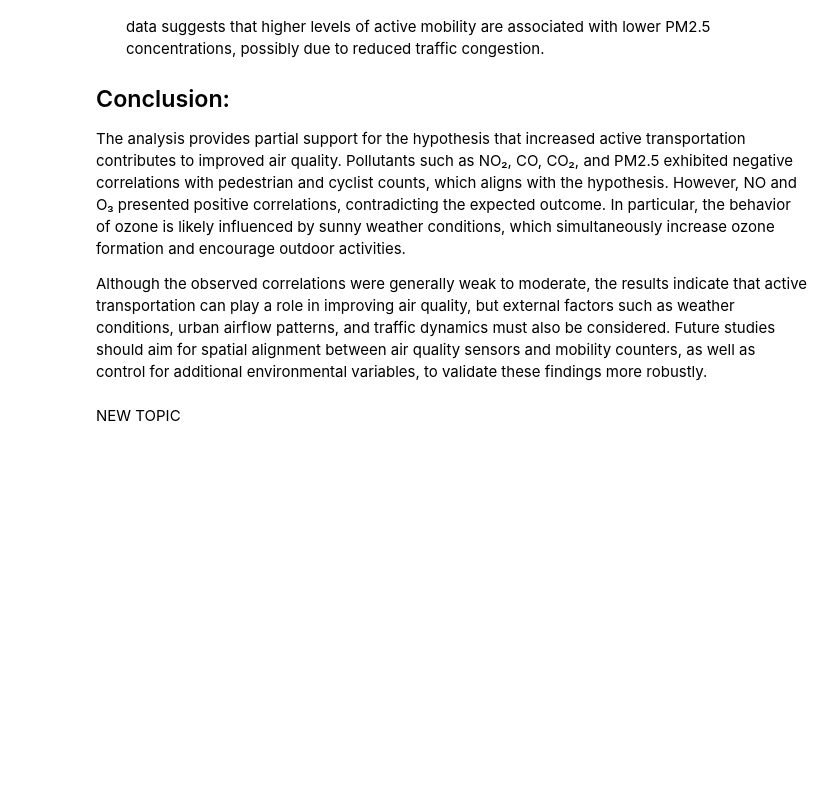
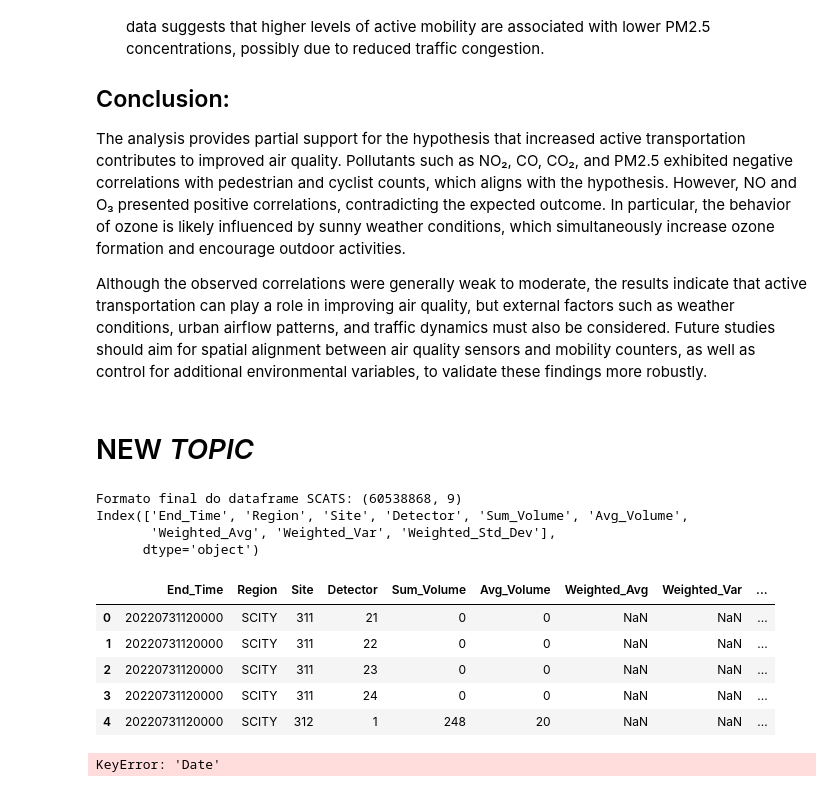
Before and after one commit to GiselleMelo/Ubiquity, a Jupyter notebook: projeto.ipynb, the cells around one changed output. Drawn from its saved outputs; the diff is of its cells as text; code cells hidden in the pictures; blank space fills up the shorter version.

```diff
--- a/projeto.ipynb
+++ b/projeto.ipynb
@@ -700,5 +700,45 @@ This hypothesis was tested by analyzing the daily correlation between pedestrian
 The analysis provides partial support for the hypothesis that increased active transportation contributes to improved air quality. Pollutants such as NO₂, CO, CO₂, and PM2.5 exhibited negative correlations with pedestrian and cyclist counts, which aligns with the hypothesis. However, NO and O₃ presented positive correlations, contradicting the expected outcome. In particular, the behavior of ozone is likely influenced by sunny weather conditions, which simultaneously increase ozone formation and encourage outdoor activities.
 
 Although the observed correlations were generally weak to moderate, the results indicate that active transportation can play a role in improving air quality, but external factors such as weather conditions, urban airflow patterns, and traffic dynamics must also be considered. Future studies should aim for spatial alignment between air quality sensors and mobility counters, as well as control for additional environmental variables, to validate these findings more robustly.
-# %% [markdown]
-NEW TOPIC
+# %% [markdown]
+# NEW *TOPIC*
+# %%
+import pandas as pd
+import os
+
+# Lista com os nomes dos arquivos SCATS
+scats_files = [
+    'SCATSJuly2022.csv',
+    'SCATSAugust2022.csv',
+    'SCATSSeptember2022.csv',
+    'SCATSOctober2022.csv',
+    'SCATSNovember2022.csv',
+    'SCATSDecember2022.csv'
+]
+
+# Lista para armazenar os dataframes
+dfs = []
+
+# Loop para carregar cada arquivo e adicionar à lista
+for file in scats_files:
+    df = pd.read_csv(file)
+    dfs.append(df)
+
+# Concatenar todos os dataframes em um único dataframe
+scats_all = pd.concat(dfs, ignore_index=True)
+
+# Exibir informações básicas do dataframe concatenado
+print("Formato final do dataframe SCATS:", scats_all.shape)
+print(scats_all.columns)
+scats_all.head()
+# %% [output]
+Formato final do dataframe SCATS: (60538868, 9)
+Index(['End_Time', 'Region', 'Site', 'Detector', 'Sum_Volume', 'Avg_Volume',
+       'Weighted_Avg', 'Weighted_Var', 'Weighted_Std_Dev'],
+      dtype='object')
+|  | End_Time | Region | Site | Detector | Sum_Volume | Avg_Volume | Weighted_Avg | Weighted_Var | ... |
+| 0 | 20220731120000 | SCITY | 311 | 21 | 0 | 0 | NaN | NaN | ... |
+| 1 | 20220731120000 | SCITY | 311 | 22 | 0 | 0 | NaN | NaN | ... |
+| 2 | 20220731120000 | SCITY | 311 | 23 | 0 | 0 | NaN | NaN | ... |
+| 3 | 20220731120000 | SCITY | 311 | 24 | 0 | 0 | NaN | NaN | ... |
+| 4 | 20220731120000 | SCITY | 312 | 1 | 248 | 20 | NaN | NaN | ... |
@@ -704,0 +759,9 @@ NEW TOPIC
+# %%
+# Agrupar o volume de veículos por dia (soma diária)
+traffic_daily = scats_all.groupby(['Date'])['Sum_Volume'].sum().reset_index()
+traffic_daily.rename(columns={'Sum_Volume': 'TotalVehicles'}, inplace=True)
+
+# Exibir as primeiras linhas do tráfego diário
+traffic_daily.head()
+# %% [output]
+KeyError: 'Date'
```
Also changed, not shown: parts of 1 cell of this notebook.
